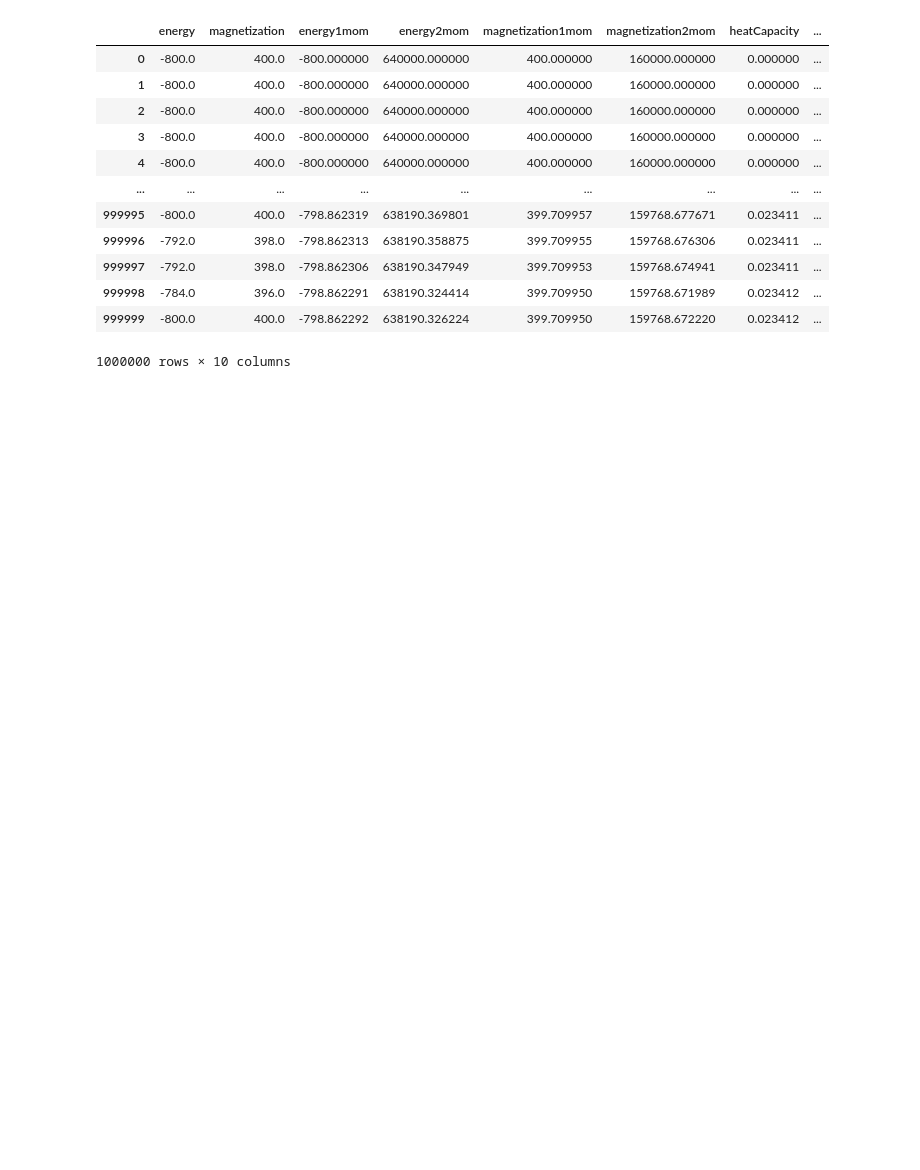
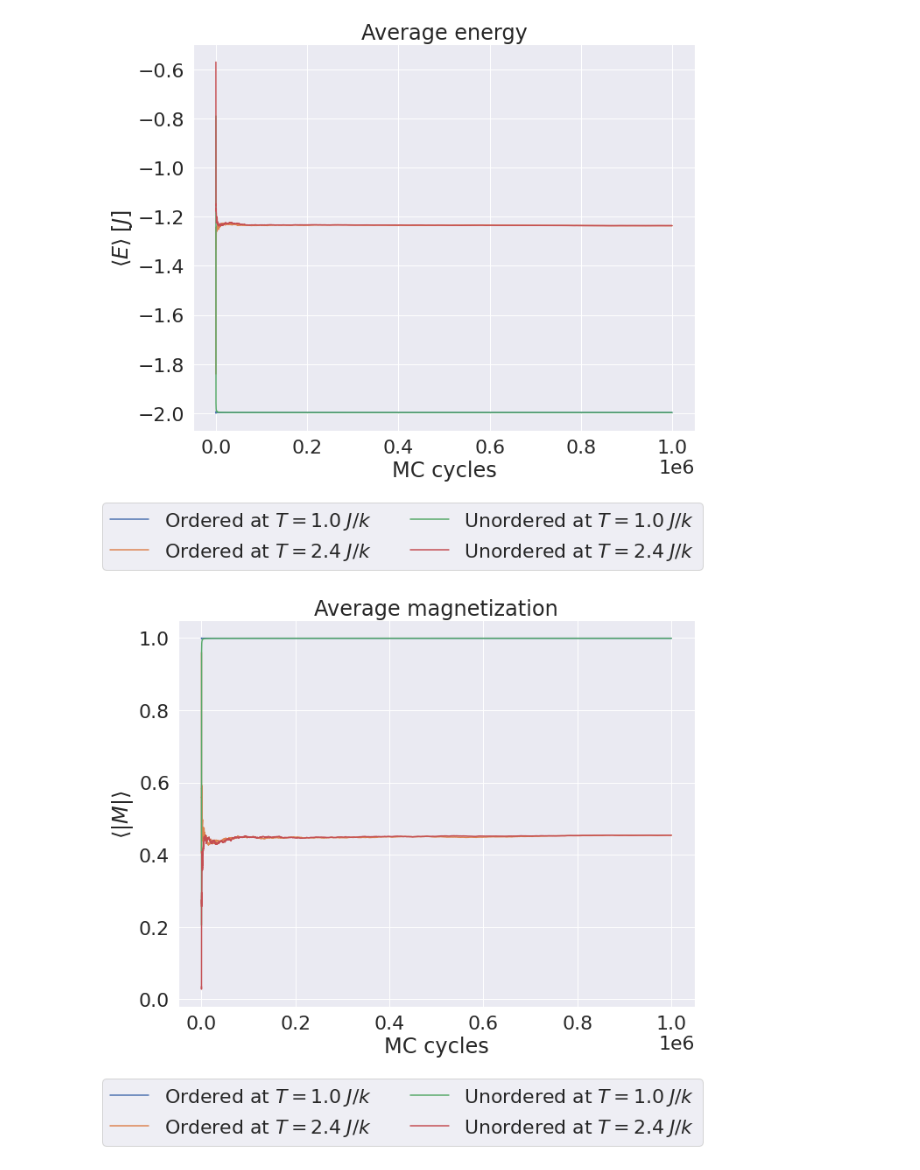
Before and after one commit to augude/fys3150, a Jupyter notebook: Project4/plotting/problem5.ipynb, the cells around one changed output. Drawn from its saved outputs; the diff is of its cells as text; code cells hidden in the pictures; blank space fills up the shorter version.

```diff
--- a/Project4/plotting/problem5.ipynb
+++ b/Project4/plotting/problem5.ipynb
@@ -65,16 +8,53 @@ plt.show()
-# %%
-ordered1
-# %% [output]
-|  | energy | magnetization | energy1mom | energy2mom | magnetization1mom | magnetization2mom | heatCapacity | ... |
-| 0 | -800.0 | 400.0 | -800.000000 | 640000.000000 | 400.000000 | 160000.000000 | 0.000000 | ... |
-| 1 | -800.0 | 400.0 | -800.000000 | 640000.000000 | 400.000000 | 160000.000000 | 0.000000 | ... |
-| 2 | -800.0 | 400.0 | -800.000000 | 640000.000000 | 400.000000 | 160000.000000 | 0.000000 | ... |
-| 3 | -800.0 | 400.0 | -800.000000 | 640000.000000 | 400.000000 | 160000.000000 | 0.000000 | ... |
-| 4 | -800.0 | 400.0 | -800.000000 | 640000.000000 | 400.000000 | 160000.000000 | 0.000000 | ... |
-| ... | ... | ... | ... | ... | ... | ... | ... | ... |
-| 999995 | -800.0 | 400.0 | -798.862319 | 638190.369801 | 399.709957 | 159768.677671 | 0.023411 | ... |
-| 999996 | -792.0 | 398.0 | -798.862313 | 638190.358875 | 399.709955 | 159768.676306 | 0.023411 | ... |
-| 999997 | -792.0 | 398.0 | -798.862306 | 638190.347949 | 399.709953 | 159768.674941 | 0.023411 | ... |
-| 999998 | -784.0 | 396.0 | -798.862291 | 638190.324414 | 399.709950 | 159768.671989 | 0.023412 | ... |
-| 999999 | -800.0 | 400.0 | -798.862292 | 638190.326224 | 399.709950 | 159768.672220 | 0.023412 | ... |
-1000000 rows × 10 columns
+# %%
+fig1, axs1 = plt.subplots(1, 1, figsize = (10, 8))
+fig2, axs2 = plt.subplots(1, 1, figsize = (10, 8))
+fig3, axs3 = plt.subplots(1, 1, figsize = (10, 8))
+fig4, axs4 = plt.subplots(1, 1, figsize = (10, 8))
+filenames = ['../output/ordered1.bin', '../output/ordered2.bin', '../output/unordered1.bin', '../output/unordered2.bin']
+names = [r'Ordered at $T = 1.0\; J/k$', r'Ordered at $T = 2.4\; J/k$', r'Unordered at $T = 1.0\; J/k$', r'Unordered at $T = 2.4\; J/k$']
+for filename, name in zip(filenames, names):
+    df = binToDf(filename)
+    cycles = np.arange(0, len(df))
+    L = df.gridsize[0]
+
+    axs1.plot(cycles, df.energy1mom/L**2, label = name)
+    axs1.set_xlabel('MC cycles')
+    axs1.set_ylabel(r'$\langle E \rangle\; [J]$')
+    axs1.set_title('Average energy')
+
+    axs2.plot(cycles, df.magnetization1mom/L**2, label = name)
+    axs2.set_xlabel('MC cycles')
+    axs2.set_ylabel(r'$\langle |M| \rangle$')
+    axs2.set_title('Average magnetization')
+
+    axs3.plot(cycles, df.heatCapacity, label = name)
+    axs3.set_xlabel('MC cycles')
+    axs3.set_ylabel(r'$C_V\; [k]$')
+    axs3.set_title('Specific heat capacity')
+
+    axs4.plot(cycles, df.susceptibility, label = name)
+    axs4.set_xlabel('MC cycles')
+    axs4.set_ylabel(r'$\chi\; [k/J]$')
+    axs4.set_title('Magnetic susceptibility')
+
+lgd = fig1.legend(loc = 'lower center', ncol = 2, fancybox = True,
+            bbox_to_anchor = (0.5, -0.15))
+lgd = fig2.legend(loc = 'lower center', ncol = 2, fancybox = True,
+            bbox_to_anchor = (0.5, -0.15))
+lgd = fig3.legend(loc = 'lower center', ncol = 2, fancybox = True,
+            bbox_to_anchor = (0.5, -0.15))
+lgd = fig4.legend(loc = 'lower center', ncol = 2, fancybox = True,
+            bbox_to_anchor = (0.5, -0.15))
+axs1.ticklabel_format(style = 'sci', axis = 'x', scilimits = (0,0))
+axs2.ticklabel_format(style = 'sci', axis = 'x', scilimits = (0,0))
+axs3.ticklabel_format(style = 'sci', axis = 'x', scilimits = (0,0))
+axs4.ticklabel_format(style = 'sci', axis = 'x', scilimits = (0,0))
+
+fig1.tight_layout()
+fig2.tight_layout()
+fig3.tight_layout()
+fig4.tight_layout()
+plt.show()
+# %% [output]
+[figure, added]
+[figure, added]
```
Also changed, not shown: parts of 4 cells of this notebook, 3 other files.
